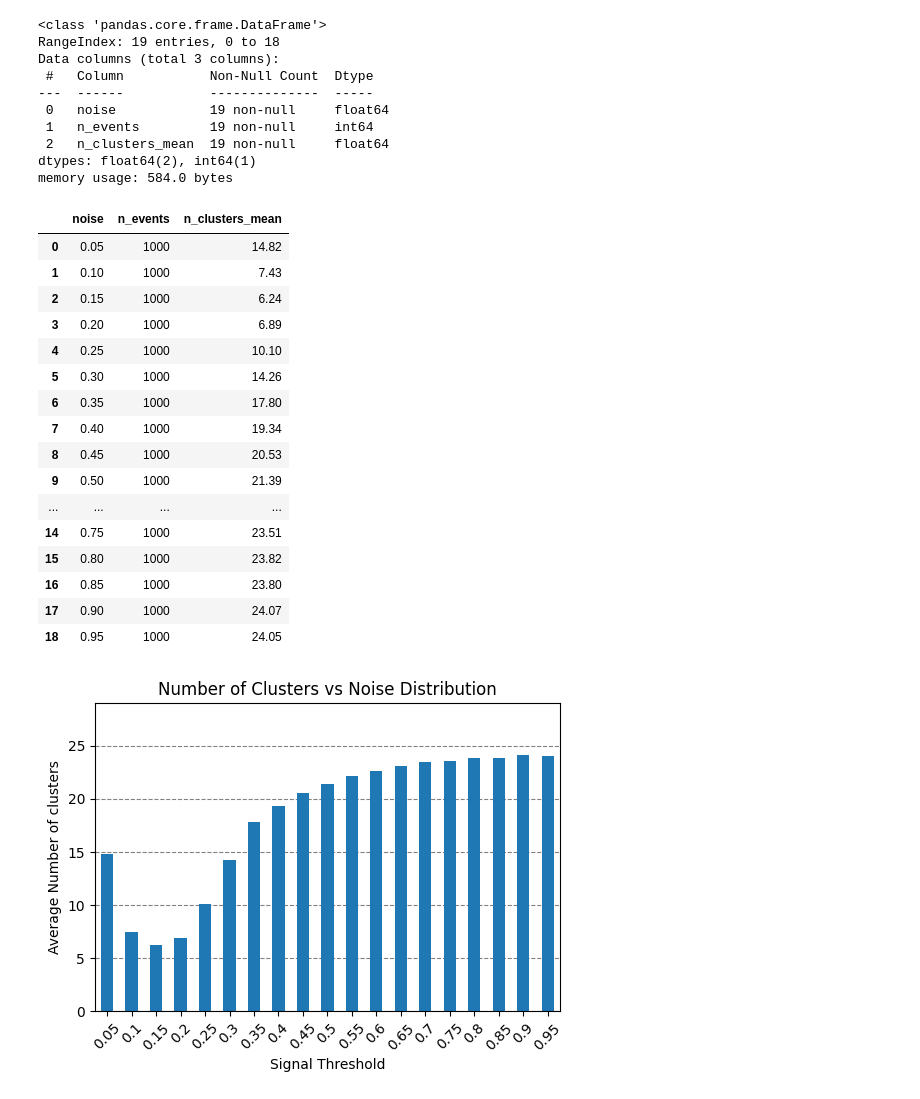
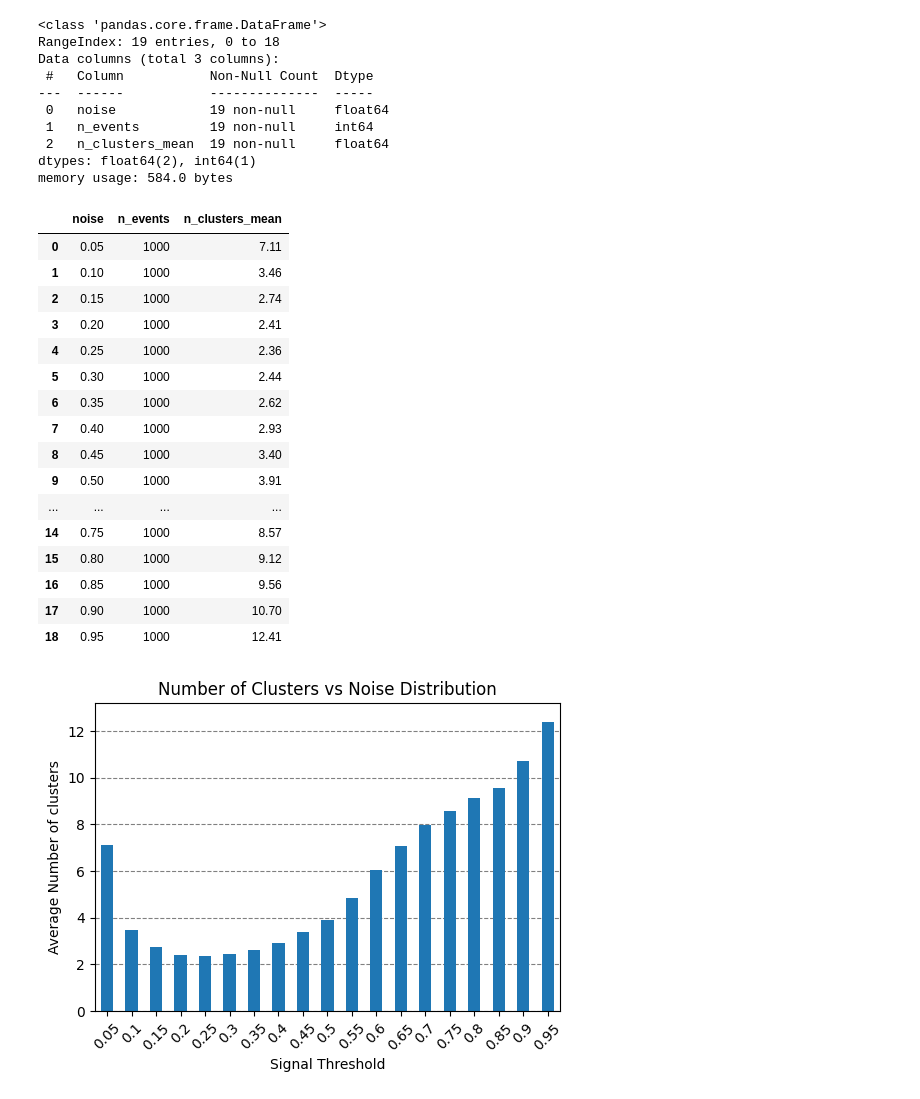
Before and after one commit to JoseDGV/hgcal_energy_resolution_analysis, a Jupyter notebook: cluster_composition_analysis.ipynb, the cells around one changed output. Cells and saved outputs as stored; diff of their text form; code cells hidden in the pictures.

```diff
--- a/cluster_composition_analysis.ipynb
+++ b/cluster_composition_analysis.ipynb
@@ -58,6 +44,6 @@ with open('cluster-noise-distribution_Pion-E300-n1000-part10.csv', 'w') as f:
 # %%
 # read our results as a pandas dataframe
-df = pd.read_csv('cluster-noise-distribution_Pion_E300_n1000_part10.csv')
+df = pd.read_csv('cluster-noise-distribution_Gamma-E25-n1000-part9.csv')
 df.info()
 # %% [output]
 <class 'pandas.core.frame.DataFrame'>
@@ -75,42 +61,42 @@ memory usage: 584.0 bytes
 df
 # %% [output]
 |  | noise | n_events | n_clusters_mean |
-| 0 | 0.05 | 1000 | 14.82 |
-| 1 | 0.10 | 1000 | 7.43 |
-| 2 | 0.15 | 1000 | 6.24 |
-| 3 | 0.20 | 1000 | 6.89 |
-| 4 | 0.25 | 1000 | 10.10 |
-| 5 | 0.30 | 1000 | 14.26 |
-| 6 | 0.35 | 1000 | 17.80 |
-| 7 | 0.40 | 1000 | 19.34 |
-| 8 | 0.45 | 1000 | 20.53 |
-| 9 | 0.50 | 1000 | 21.39 |
+| 0 | 0.05 | 1000 | 7.11 |
+| 1 | 0.10 | 1000 | 3.46 |
+| 2 | 0.15 | 1000 | 2.74 |
+| 3 | 0.20 | 1000 | 2.41 |
+| 4 | 0.25 | 1000 | 2.36 |
+| 5 | 0.30 | 1000 | 2.44 |
+| 6 | 0.35 | 1000 | 2.62 |
+| 7 | 0.40 | 1000 | 2.93 |
+| 8 | 0.45 | 1000 | 3.40 |
+| 9 | 0.50 | 1000 | 3.91 |
 | ... | ... | ... | ... |
-| 14 | 0.75 | 1000 | 23.51 |
-| 15 | 0.80 | 1000 | 23.82 |
-| 16 | 0.85 | 1000 | 23.80 |
-| 17 | 0.90 | 1000 | 24.07 |
-| 18 | 0.95 | 1000 | 24.05 |
+| 14 | 0.75 | 1000 | 8.57 |
+| 15 | 0.80 | 1000 | 9.12 |
+| 16 | 0.85 | 1000 | 9.56 |
+| 17 | 0.90 | 1000 | 10.70 |
+| 18 | 0.95 | 1000 | 12.41 |
 # %%
 #plots results & save as .png
 ymin = 0
-ymax = np.int(df['n_clusters_mean'].max()) + 5
+ymax = np.int(df['n_clusters_mean'].max()) + np.int(df['n_clusters_mean'].max())/10
 
 ax = df.plot('noise', 'n_clusters_mean',
         kind='bar',
         title = 'Number of Clusters vs Noise Distribution',
         ylabel = 'Average Number of clusters',
         xlabel='Signal Threshold',
         rot = 45,
         legend = None,
         figsize=(6, 4))
 
 ax.set_axisbelow(True)
 ax.set_ylim([ymin, ymax])
 ax.yaxis.grid(color='gray', linestyle='dashed')
 #ax.get_figure().savefig('cluster_noise_distribution-Gamma-E25-n1000-part9.png', bbox_inches = 'tight')
 # %% [output]
-[figure, old version]
+[figure, new version]
 # %%
 #modifiedtest_single_photon function (taken from test_stats.py) that returns cluster per hit & energy per hit
 #this function calls our model and tests it using the root file defined in datasets.py in the single_photon_dataset function
```
Also changed, not shown: parts of 17 cells of this notebook.
